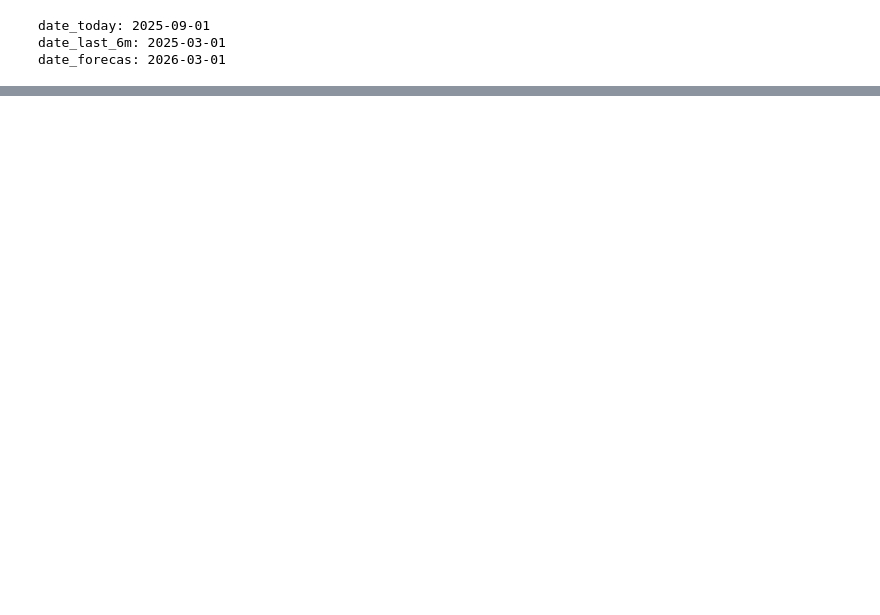
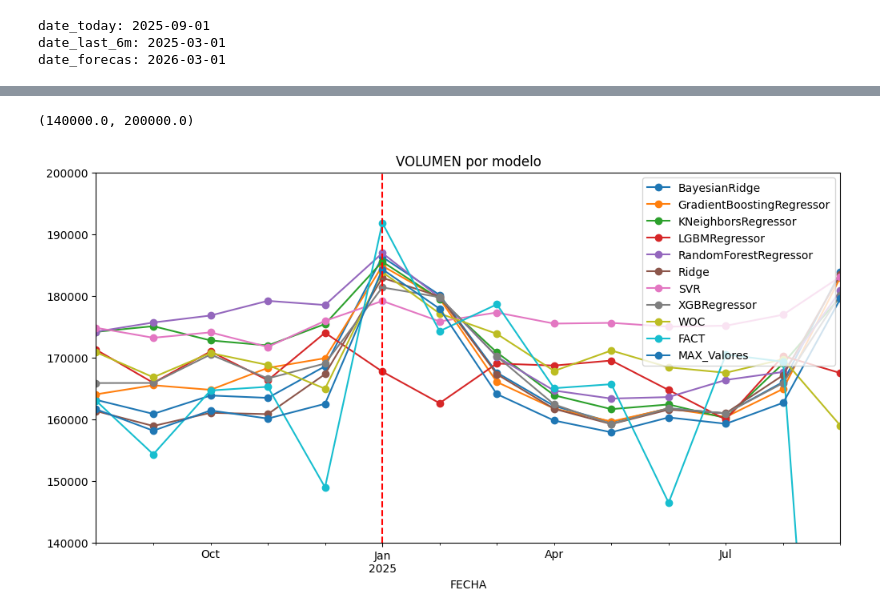
Before and after one commit to adojedar/demanda2, a Jupyter notebook: VALIDACION_POP.ipynb, the cells around one changed output, grey strips where cells are left out. Saved outputs shown, nothing was run; the diff lists cells and outputs as text; code cells hidden in the pictures; blank space fills up the shorter version.

```diff
--- a/VALIDACION_POP.ipynb
+++ b/VALIDACION_POP.ipynb
@@ -265,0 +659,11 @@ base.groupby("FECHA")[['Y_HIST', 'Y_TEST', 'Y_PREDICCION', 'Y_PRONOSTICOS']].sum
+# %%
+cols2mape = [ "BayesianRidge", "GradientBoostingRegressor", "KNeighborsRegressor", "LGBMRegressor", "RandomForestRegressor", "Ridge", "SVR", "XGBRegressor" , "WOC", "FACT", "MAX_Valores"]
+
+ax = out.groupby("FECHA")[cols2mape].sum().plot(figsize = (12,6), marker = 'o', title = "VOLUMEN por modelo")
+
+plt.axvline(x="2025-01-01", color='red', linestyle='--')
+
+ax.set_ylim(140000, 200000)
+# %% [output]
+(140000.0, 200000.0)
+[figure, added]
```
Also changed, not shown: parts of 14 cells of this notebook.
